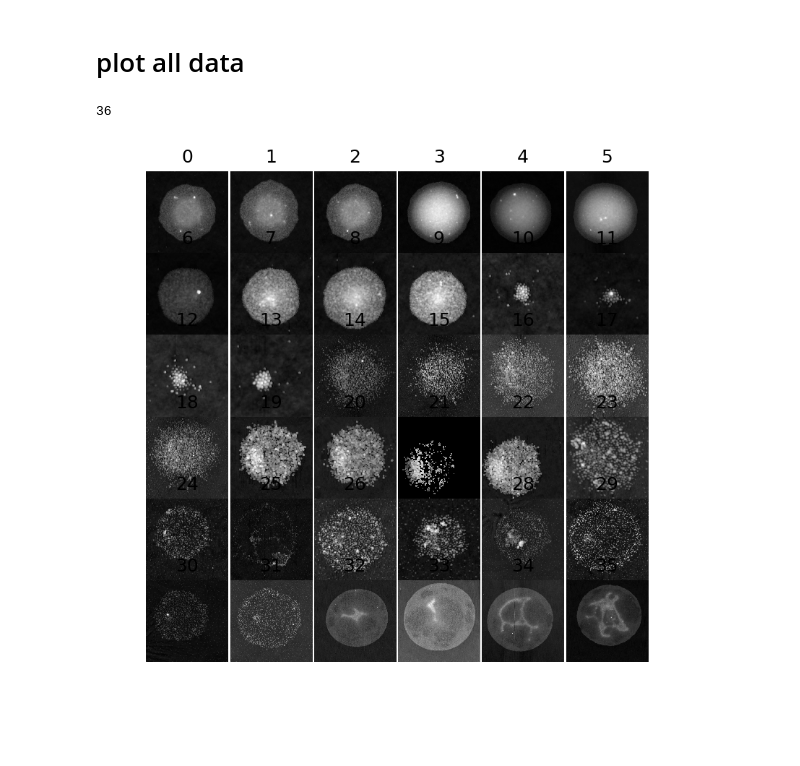
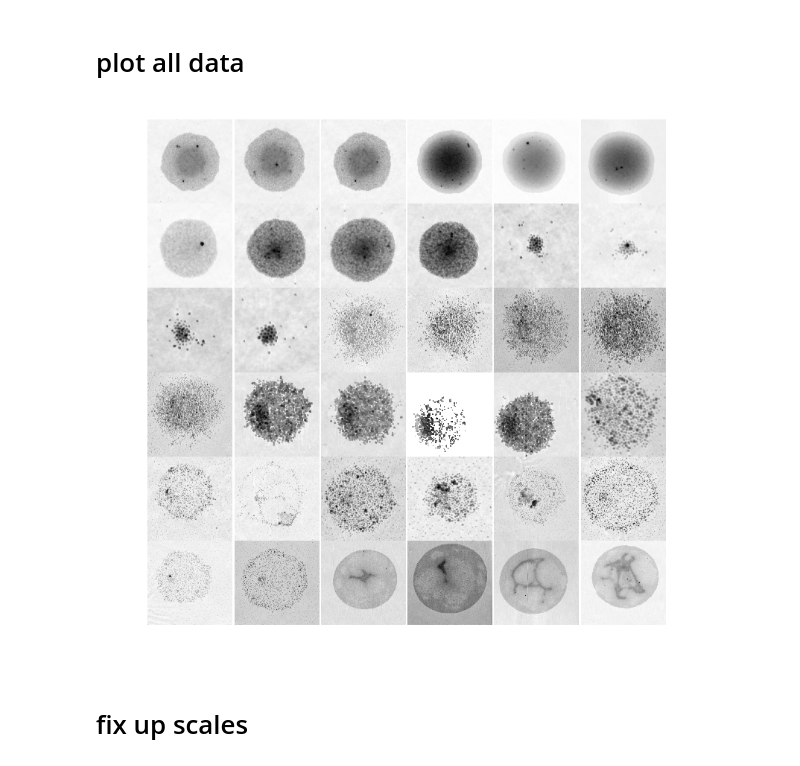
Before and after one commit to ABnano/nano-descriptions, a Jupyter notebook: star_preprocess.ipynb, the cells around one changed output. Drawn from its saved outputs; the diff is of its cells as text; code cells hidden in the pictures; blank space fills up the shorter version.

Commit message:
viz plots

```diff
--- a/star_preprocess.ipynb
+++ b/star_preprocess.ipynb
@@ -80,17 +80,16 @@ len 36
 # %% [markdown]
 # plot all data
 # %%
-print(len(ims))
-plt.figure(figsize=(6, 6), dpi=150)
+plt.figure(figsize=(6, 6), dpi=150, facecolor='white')
 R, C = 6, 6
 for i in range(len(ims)):
     plt.subplot(R, C, i+1)
     im = ims[i]
-    plt.imshow(im, cmap='gray')
-#     plt.title(i)
+    plt.imshow(im, cmap='gray_r')
     plt.axis('off')
 plt.subplots_adjust(hspace=0, wspace=0)
 plt.show()
 # %% [output]
-36
-[figure, old version]
+[figure, new version]
+# %% [markdown]
+# fix up scales
```
Also changed, not shown: parts of 6 cells of this notebook, 2 other files.
